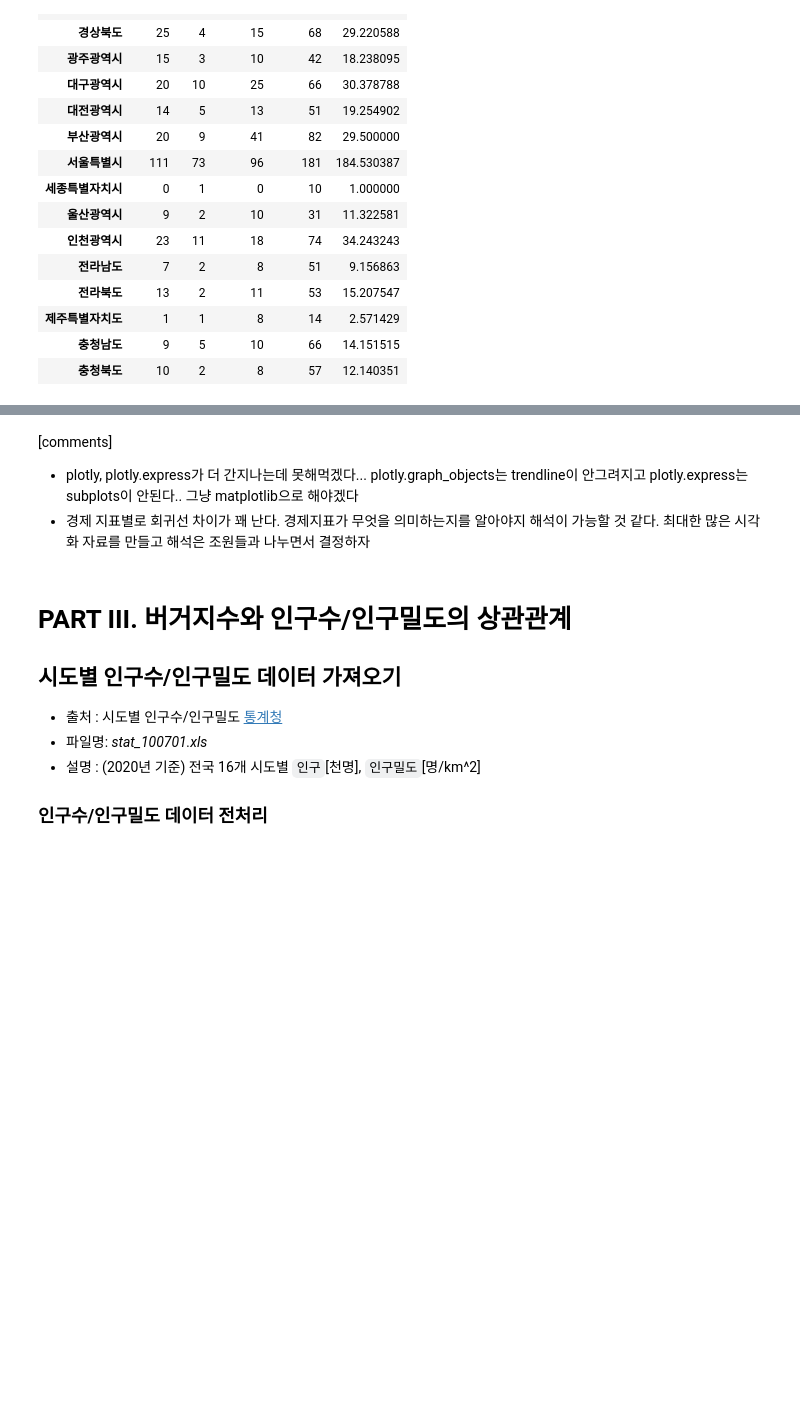
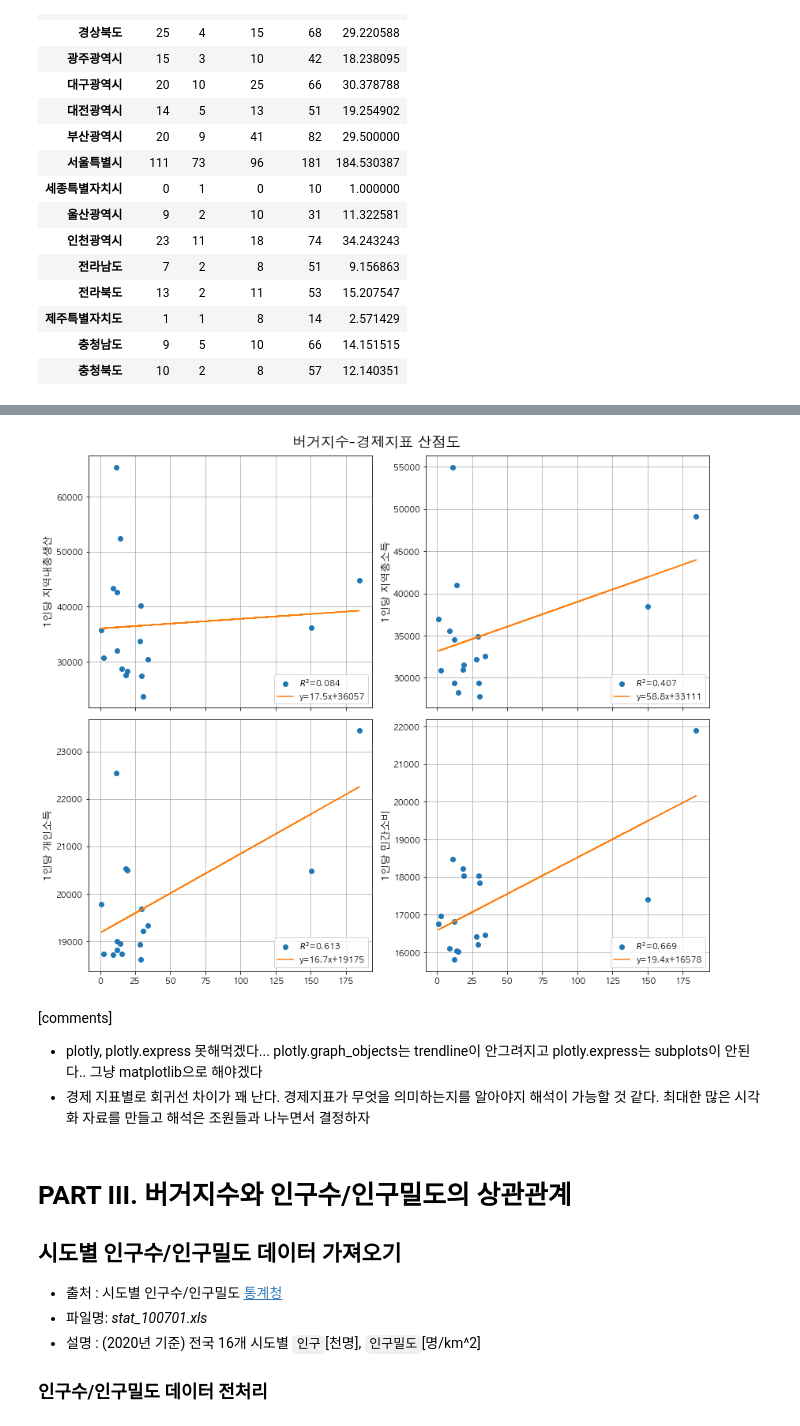
Before and after one commit to likelion-aischool-10-teamproject/burger-index, a Jupyter notebook: burger_visualization_donghwa.ipynb, the cells around one changed output, grey strips where cells are left out. Drawn from its saved outputs; the diff is of its cells as text; code cells hidden in the pictures; blank space fills up the shorter version.

```diff
--- a/burger_visualization_donghwa.ipynb
+++ b/burger_visualization_donghwa.ipynb
@@ -48,14 +22,0 @@ dat_loc[:10]
-# %%
-with open('seoul_muncipalities_geo.json',mode='rt',encoding='utf-8') as f:
-  geo = json.loads(f.read())
-  f.close()
-
-burger_map = folium.Map([37.540275, 126.982510], zoom_start=11)
-plugins.MarkerCluster(dat_loc, popups=pop_ups).add_to(burger_map)
-
-folium.GeoJson(
-    geo,
-  name= 'seoul_municipalities' ).add_to(burger_map)
-
-burger_map.save("burger_map_seoul.html")
-burger_map
@@ -533,6 +522,36 @@ px.scatter(df_2, x='버거지수', y='1인당 민간소비', trendline='ols', ho
+# %%
+x = df_2["버거지수"]
+col_label = ['1인당 지역내총생산', '1인당 지역총소득','1인당 개인소득', '1인당 민간소비']
+
+fig, axes = plt.subplots(2,2, figsize=(12,10), sharex=True)
+
+ncol = 0
+for i in range(2):
+    for j in range(2):
+        ax = axes[i][j]
+        y_label = col_label[ncol]
+        y = np.array(df_2[y_label].tolist())
+
+        z = np.polyfit(x,y,1)
+        f = np.poly1d(z)
+
+        R = np.corrcoef(x, y)[0][1]
+
+        ax.plot(x, y,'o', label=r'$R^{2}$'+'={:.3f}'.format(R))
+        ax.plot(x, f(x), label='y={:.1f}x+{:.0f}'.format(z[0],z[1]))
+        ax.set_ylabel(y_label, fontsize=13)
+        ax.grid(True)
+        ax.legend(loc=4)
+
+        ncol += 1
+
+plt.suptitle("버거지수-경제지표 산점도", fontsize=18)
+plt.tight_layout()
+# %% [output]
+[figure, added]
 # %% [markdown]
 [comments]
-- plotly, plotly.express가 더 간지나는데 못해먹겠다... plotly.graph_objects는 trendline이 안그려지고 plotly.express는 subplots이 안된다.. 그냥 matplotlib으로 해야겠다
+- plotly, plotly.express 못해먹겠다... plotly.graph_objects는 trendline이 안그려지고 plotly.express는 subplots이 안된다.. 그냥 matplotlib으로 해야겠다
 - 경제 지표별로 회귀선 차이가 꽤 난다. 경제지표가 무엇을 의미하는지를 알아야지 해석이 가능할 것 같다. 최대한 많은 시각화 자료를 만들고 해석은 조원들과 나누면서 결정하자
 # %% [markdown]
 
```
Also changed, not shown: parts of 29 cells of this notebook.
